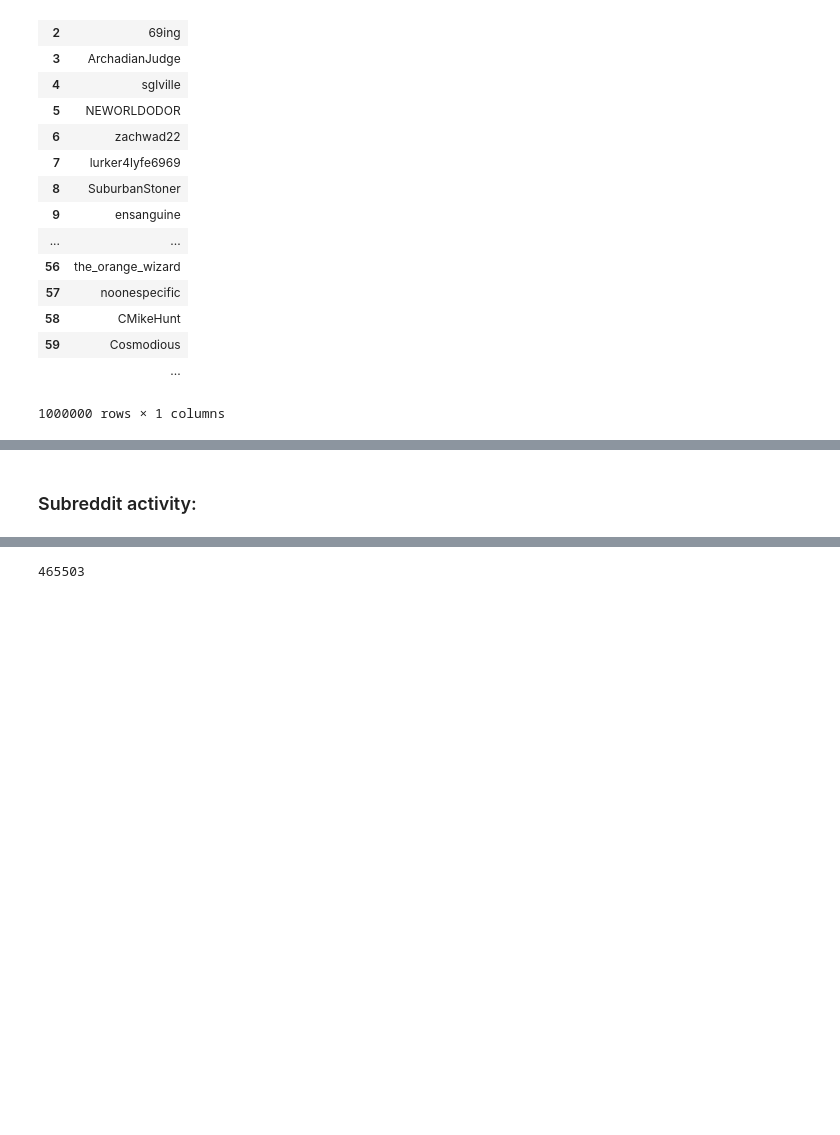
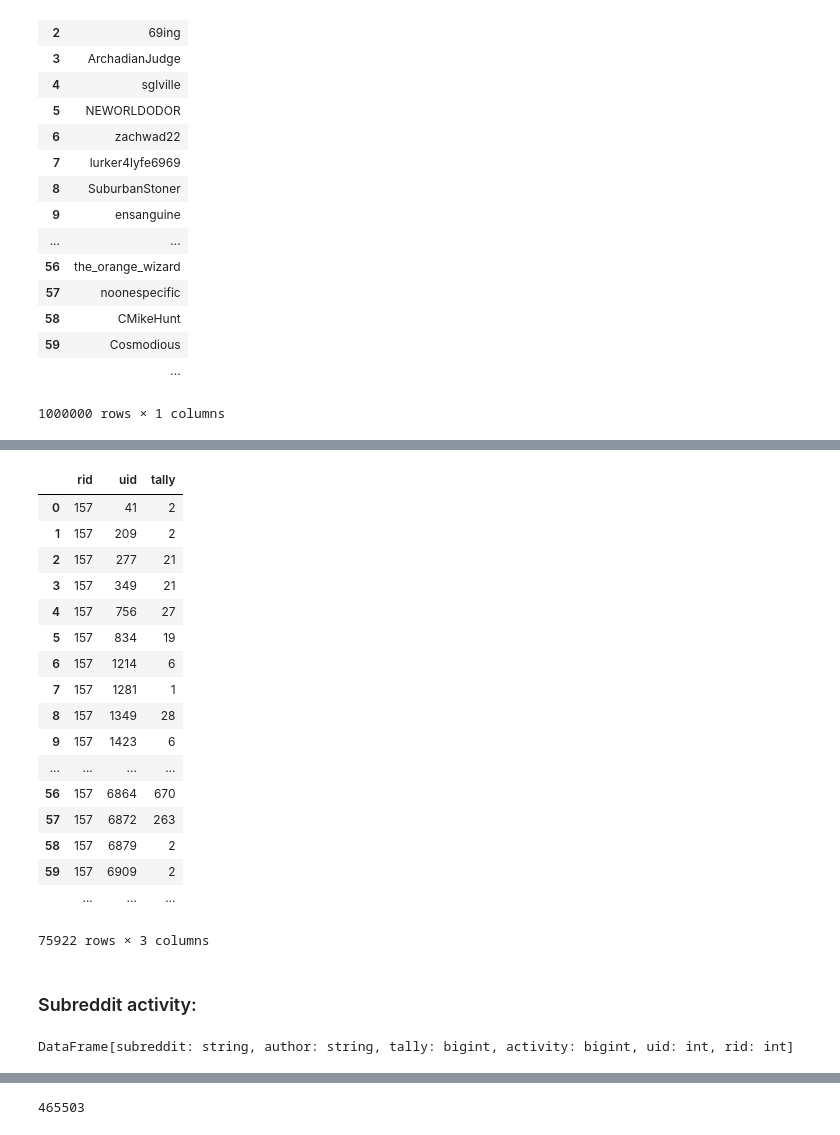
Before and after one commit to hoidn/Reddicommend, a Jupyter notebook: testing.ipynb, the cells around one changed output, grey strips where cells are left out. Drawn from its saved outputs; the diff is of its cells as text; code cells hidden in the pictures; blank space fills up the shorter version.

```diff
--- a/testing.ipynb
+++ b/testing.ipynb
@@ -99,6 +138,27 @@ occurrences.toPandas()
 # %%
 # dataframe with required data for constructing the sparse matrix
 bare_occurrences = sqlContext.sql("""
 select rid, uid, tally
 from occurrences
+where rid in (select rid from active)
 """).persist(StorageLevel.MEMORY_AND_DISK_SER)
+bare_occurrences.toPandas()
+# %% [output]
+|  | rid | uid | tally |
+| 0 | 157 | 41 | 2 |
+| 1 | 157 | 209 | 2 |
+| 2 | 157 | 277 | 21 |
+| 3 | 157 | 349 | 21 |
+| 4 | 157 | 756 | 27 |
+| 5 | 157 | 834 | 19 |
+| 6 | 157 | 1214 | 6 |
+| 7 | 157 | 1281 | 1 |
+| 8 | 157 | 1349 | 28 |
+| 9 | 157 | 1423 | 6 |
+| ... | ... | ... | ... |
+| 56 | 157 | 6864 | 670 |
+| 57 | 157 | 6872 | 263 |
+| 58 | 157 | 6879 | 2 |
+| 59 | 157 | 6909 | 2 |
+|  | ... | ... | ... |
+75922 rows × 3 columns
@@ -112,0 +198,4 @@ group by rid
+# %%
+occurrences
+# %% [output]
+DataFrame[subreddit: string, author: string, tally: bigint, activity: bigint, uid: int, rid: int]
```
Also changed, not shown: parts of 38 cells of this notebook.
